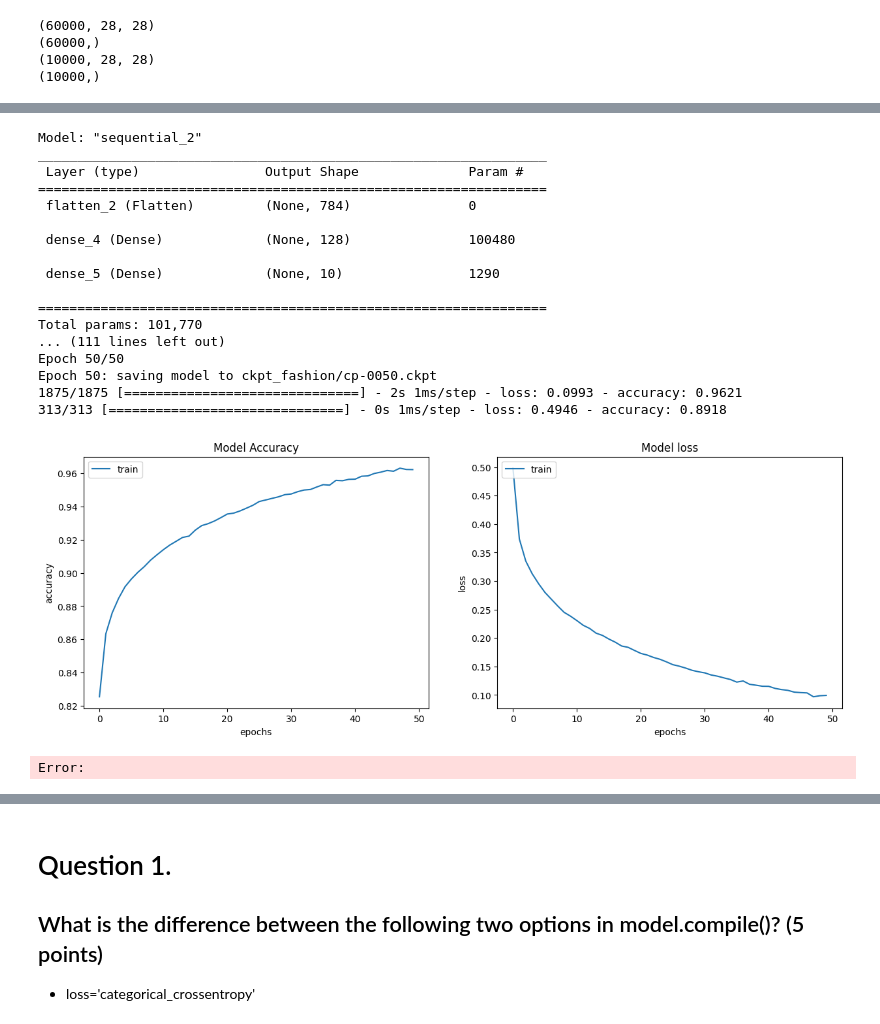
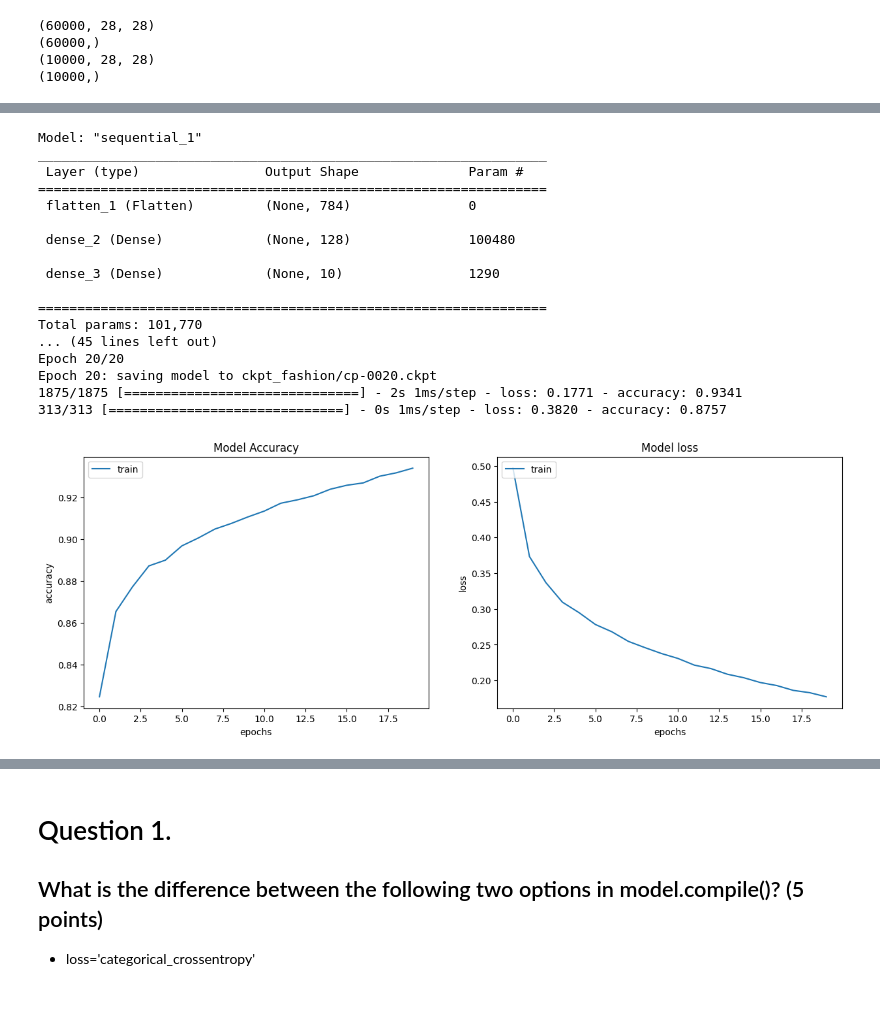
Before and after one commit to nsysu-itlab/CV-Assignments, a Jupyter notebook: assignment4/assignment_4a_template.ipynb, the cells around one changed output, grey strips where cells are left out. Cells and saved outputs as stored; diff of their text form; code cells hidden in the pictures.

Commit message:
assignment 4 fix epochs

```diff
--- a/assignment4/assignment_4a_template.ipynb
+++ b/assignment4/assignment_4a_template.ipynb
@@ -61,51 +61,44 @@ if __name__ == '__main__':
   # Steps 3~8 (10 points)
   train_images = train_images / 255.0
   test_images = test_images / 255.0
 
   model = create_model(input_shape=(28, 28, 1), output_shape=(10))
   model.summary()
   model.compile(
     optimizer="adam",
     loss="sparse_categorical_crossentropy",
     metrics=["accuracy"]
   )
   checkpoint_path = "ckpt_fashion/cp-{epoch:04d}.ckpt"
   cp_callback = ModelCheckpoint(checkpoint_path, save_weights_only=True, verbose=1, period=5)
   # Steps 9, 10 (5 points)
-  history = model.fit(train_images, train_labels, epochs=50, callbacks =[cp_callback])
+  history = model.fit(train_images, train_labels, epochs=20, callbacks =[cp_callback])
   test_loss, test_acc = model.evaluate(test_images, test_labels)
   show_train_result(history=history)
-
-  # Step 12 (5 points)
-
-  # Step 13 (10 points)
-
-  # Step 14 (10 points)
 # %% [output]
 (60000, 28, 28)
 (60000,)
 (10000, 28, 28)
 (10000,)
 [figure]
-Model: "sequential_2"
+Model: "sequential_1"
 _________________________________________________________________
  Layer (type)                Output Shape              Param #
 =================================================================
- flatten_2 (Flatten)         (None, 784)               0
+ flatten_1 (Flatten)         (None, 784)               0
 
- dense_4 (Dense)             (None, 128)               100480
+ dense_2 (Dense)             (None, 128)               100480
 
- dense_5 (Dense)             (None, 10)                1290
+ dense_3 (Dense)             (None, 10)                1290
 
 =================================================================
 Total params: 101,770
-... (111 lines left out)
-Epoch 50/50
-Epoch 50: saving model to ckpt_fashion/cp-0050.ckpt
-1875/1875 [==============================] - 2s 1ms/step - loss: 0.0993 - accuracy: 0.9621
-313/313 [==============================] - 0s 1ms/step - loss: 0.4946 - accuracy: 0.8918
+... (45 lines left out)
+Epoch 20/20
+Epoch 20: saving model to ckpt_fashion/cp-0020.ckpt
+1875/1875 [==============================] - 2s 1ms/step - loss: 0.1771 - accuracy: 0.9341
+313/313 [==============================] - 0s 1ms/step - loss: 0.3820 - accuracy: 0.8757
-[figure, old version]
+[figure, new version]
-Error:
 # %%
 # step 12-14
 weight_path = "./ckpt_fashion/cp-0005.ckpt"
```
Also changed, not shown: parts of 1 cell of this notebook, 1 other file.
